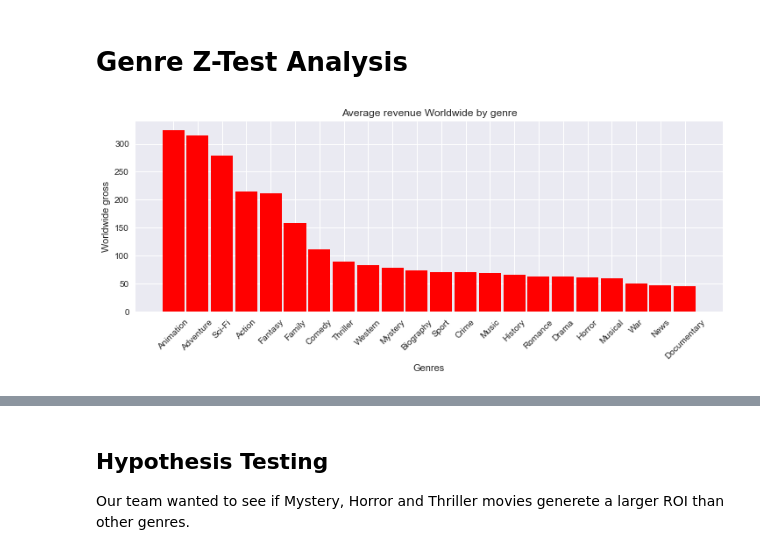
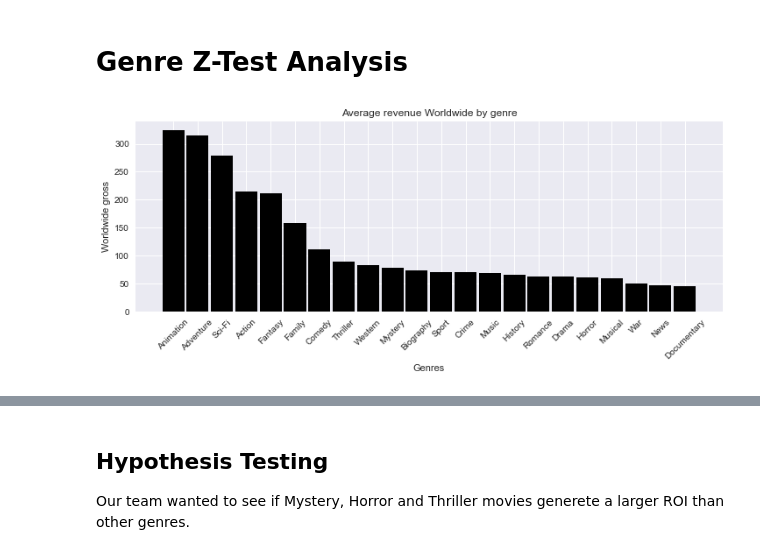
Before and after one commit to hixtape1212/Group6Consulting_CapstoneRepo, a Jupyter notebook: Group6-MovieAnalysis.ipynb, the cells around one changed output, grey strips where cells are left out. Cells and saved outputs as stored; diff of their text form; code cells hidden in the pictures.

```diff
--- a/Group6-MovieAnalysis.ipynb
+++ b/Group6-MovieAnalysis.ipynb
@@ -133,24 +133,24 @@ genres=list(set(chain(*genre_list)))
 # %%
 #Worldwide gross Average profits.
 wwg_avg=[]
 for i in range(len(genres)):
     wwg = df['genres'].astype(str).str.contains(genres[i], regex = True, na = False)
     wwg_avg.append(df['worldwide_millions'][wwg].mean())
 
 wwg_avg, genres = zip(*sorted(zip(wwg_avg, genres), reverse=True))  # reverse sort data on 'wwg_avg'
 c = range(len(wwg_avg))
 
 #creating the bar plot
 fig = plt.figure(figsize = (12, 4))
 ax = fig.add_subplot(111)
-ax.bar(c, wwg_avg, color='red' ,width = 0.9)
+ax.bar(c, wwg_avg, color='black' ,width = 0.9)
 plt.xticks(c, genres, rotation=45)
 plt.xlabel("Genres")
 plt.ylabel("Worldwide gross")
 plt.title("Average revenue Worldwide by genre")
 plt.show()
 # %% [output]
-[figure, old version]
+[figure, new version]
 # %%
 #Domestic gross Average profits.
 dg_avg=[]
```
Also changed, not shown: parts of 3 cells of this notebook.
